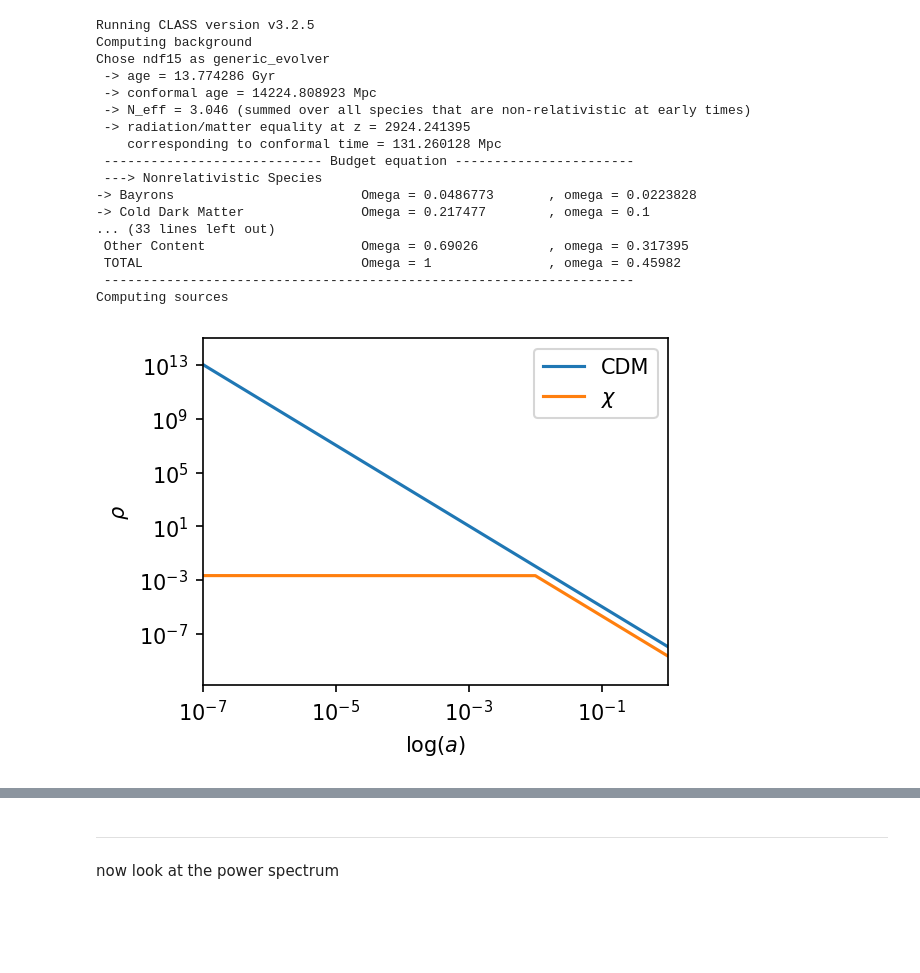
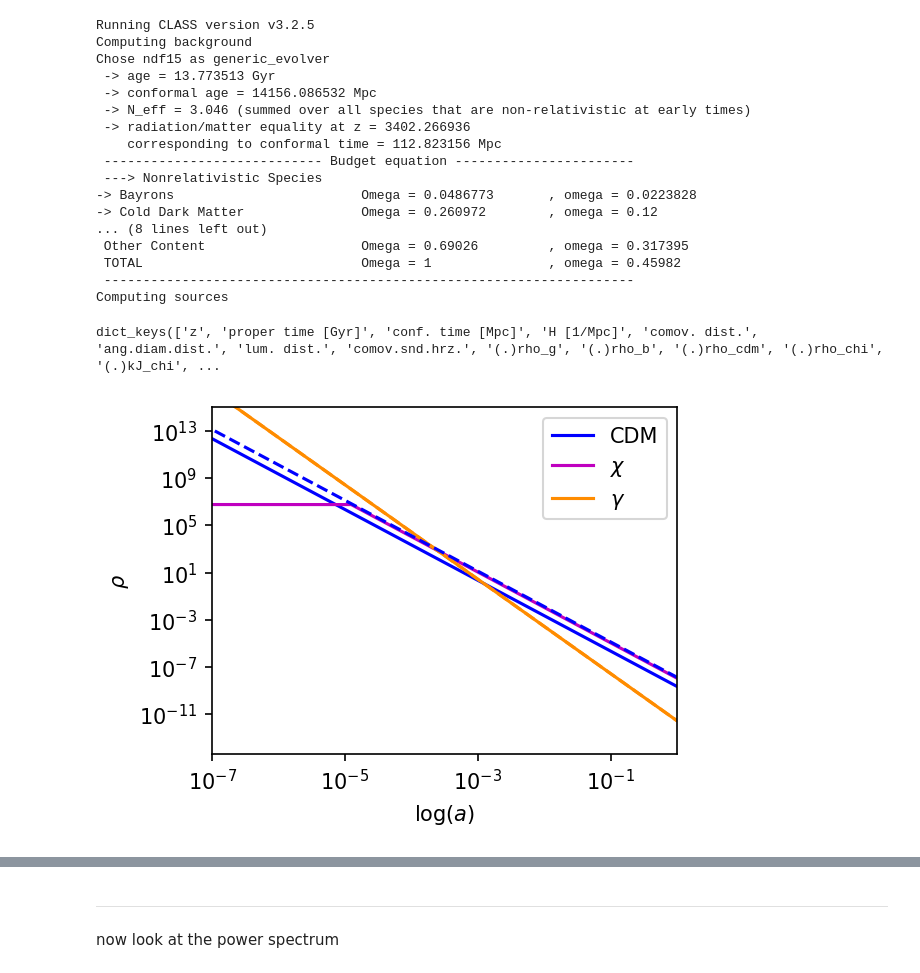
Before and after one commit to fverd/class, a Jupyter notebook: soundsped-scripts/ULAstest_bck_pert.ipynb, the cells around one changed output, grey strips where cells are left out. Saved outputs shown, nothing was run; the diff lists cells and outputs as text; code cells hidden in the pictures; blank space fills up the shorter version.

```diff
--- a/soundsped-scripts/ULAstest_bck_pert.ipynb
+++ b/soundsped-scripts/ULAstest_bck_pert.ipynb
@@ -23,18 +23,18 @@ common_settings = {
 'format':'class',
 }
 # %%
+# ChatGPT says that 1 eV = 4.827e19 invMpc
 chiCDM = Class()
 chiCDM.set(common_settings)
-aNR= 0.01
+m_ax= 1.e-24*1.56e29
 chiCDM.set({
 'N_ur': 3.046,
-'omega_cdm':0.10 ,
-'omega_chi':0.02 ,
-'acs_chi':aNR,
-'cs2_peak_chi':1.
+'omega_cdm':0.02 ,
+'omega_chi':0.1 ,
+'m_ax':m_ax,
 })
 
-chiCDM.compute()
+# chiCDM.compute()
 #get the growth factor of a LCDM equivalent
 pureCDM = Class()
 pureCDM.set(common_settings)
@@ -47,38 +47,53 @@ pureCDM.compute()
 Running CLASS version v3.2.5
 Computing background
 Chose ndf15 as generic_evolver
- -> age = 13.774286 Gyr
- -> conformal age = 14224.808923 Mpc
+ -> age = 13.773513 Gyr
+ -> conformal age = 14156.086532 Mpc
  -> N_eff = 3.046 (summed over all species that are non-relativistic at early times)
- -> radiation/matter equality at z = 2924.241395
-    corresponding to conformal time = 131.260128 Mpc
+ -> radiation/matter equality at z = 3402.266936
+    corresponding to conformal time = 112.823156 Mpc
  ---------------------------- Budget equation -----------------------
  ---> Nonrelativistic Species
 -> Bayrons                        Omega = 0.0486773       , omega = 0.0223828
--> Cold Dark Matter               Omega = 0.217477        , omega = 0.1
-... (33 lines left out)
+-> Cold Dark Matter               Omega = 0.260972        , omega = 0.12
+... (8 lines left out)
  Other Content                    Omega = 0.69026         , omega = 0.317395
  TOTAL                            Omega = 1               , omega = 0.45982
  --------------------------------------------------------------------
 Computing sources
+# %%
+chibck.keys()
+# %% [output]
+dict_keys(['z', 'proper time [Gyr]', 'conf. time [Mpc]', 'H [1/Mpc]', 'comov. dist.', 'ang.diam.dist.', 'lum. dist.', 'comov.snd.hrz.', '(.)rho_g', '(.)rho_b', '(.)rho_cdm', '(.)rho_chi', '(.)kJ_chi', ...
 # %%
 plt.figure(figsize=(4,3), dpi=150)
 
 chibck = chiCDM.get_background() # load background table
 a = 1/(chibck['z']+1) # read redshift
 rho_cdm=chibck['(.)rho_cdm']
 rho_chi=chibck['(.)rho_chi']
+rho_g=chibck['(.)rho_g']
 rho_crit=chibck['(.)rho_crit']
 
 plt.xlabel(r'$a $')
-plt.loglog(a,rho_cdm,label=r'CDM')
-plt.loglog(a,rho_chi,label=r'$\chi$')
+plt.loglog(a,rho_cdm, 'b', label=r'CDM')
+plt.loglog(a,rho_chi, 'm', label=r'$\chi$')
+plt.loglog(a,rho_g,'darkorange', label=r'$\gamma$')
+
+rho_g=pureCDM.get_background()['(.)rho_g']
+rho_cdm=pureCDM.get_background()['(.)rho_cdm']
+
+plt.loglog(a,rho_g,'darkorange', linestyle='--')
+plt.loglog(a,rho_cdm,'b--')
+
+
+
 plt.xlim([1.e-7,1])
 plt.ylim([None,1.e15])
 plt.legend(loc='best')
 plt.xscale('log')
 plt.xlabel(r'$\log(a)$')
 plt.ylabel(r'$\rho$')
 plt.show()
 # %% [output]
-[figure, old version]
+[figure, new version]
```
Also changed, not shown: parts of 8 cells of this notebook, 6 other files.
